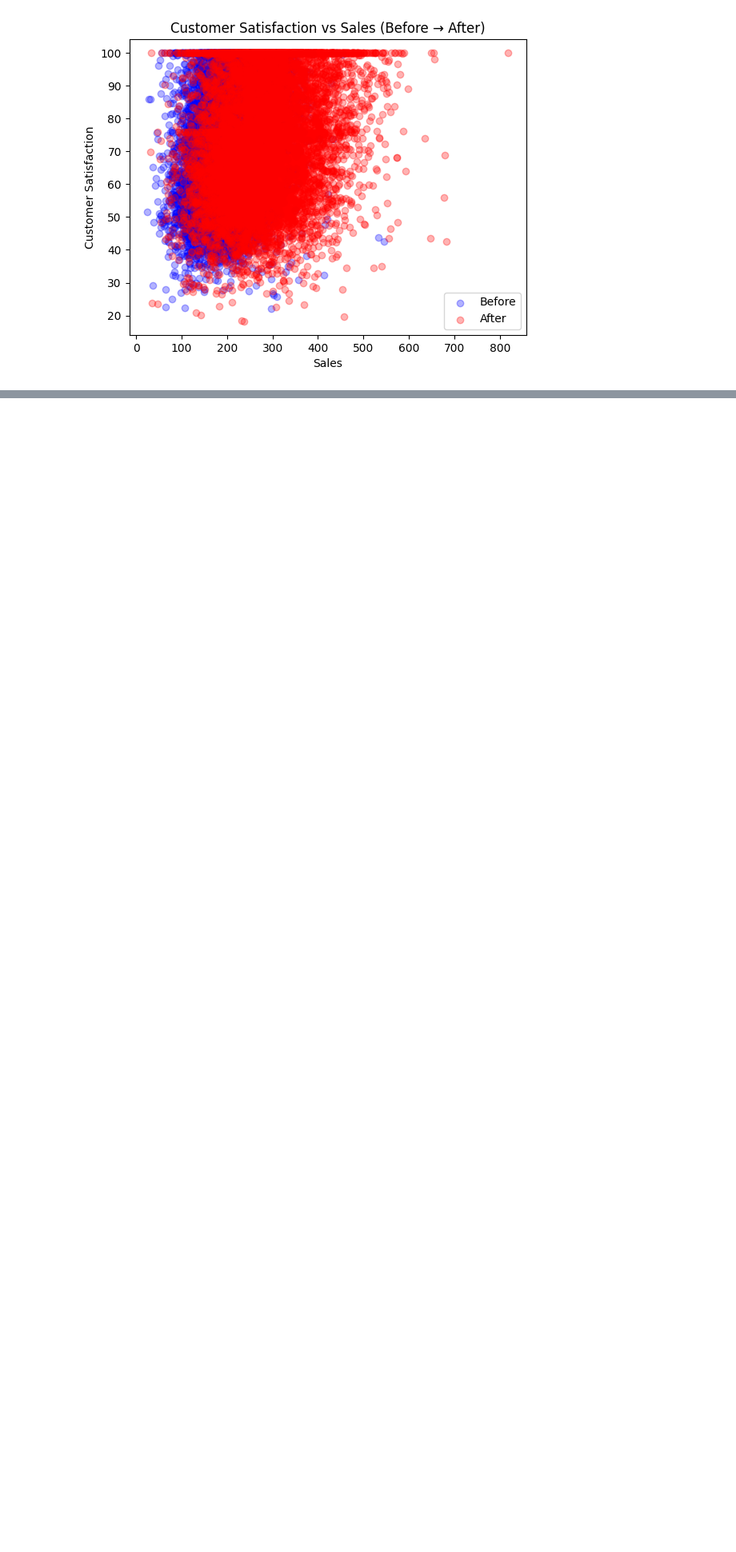
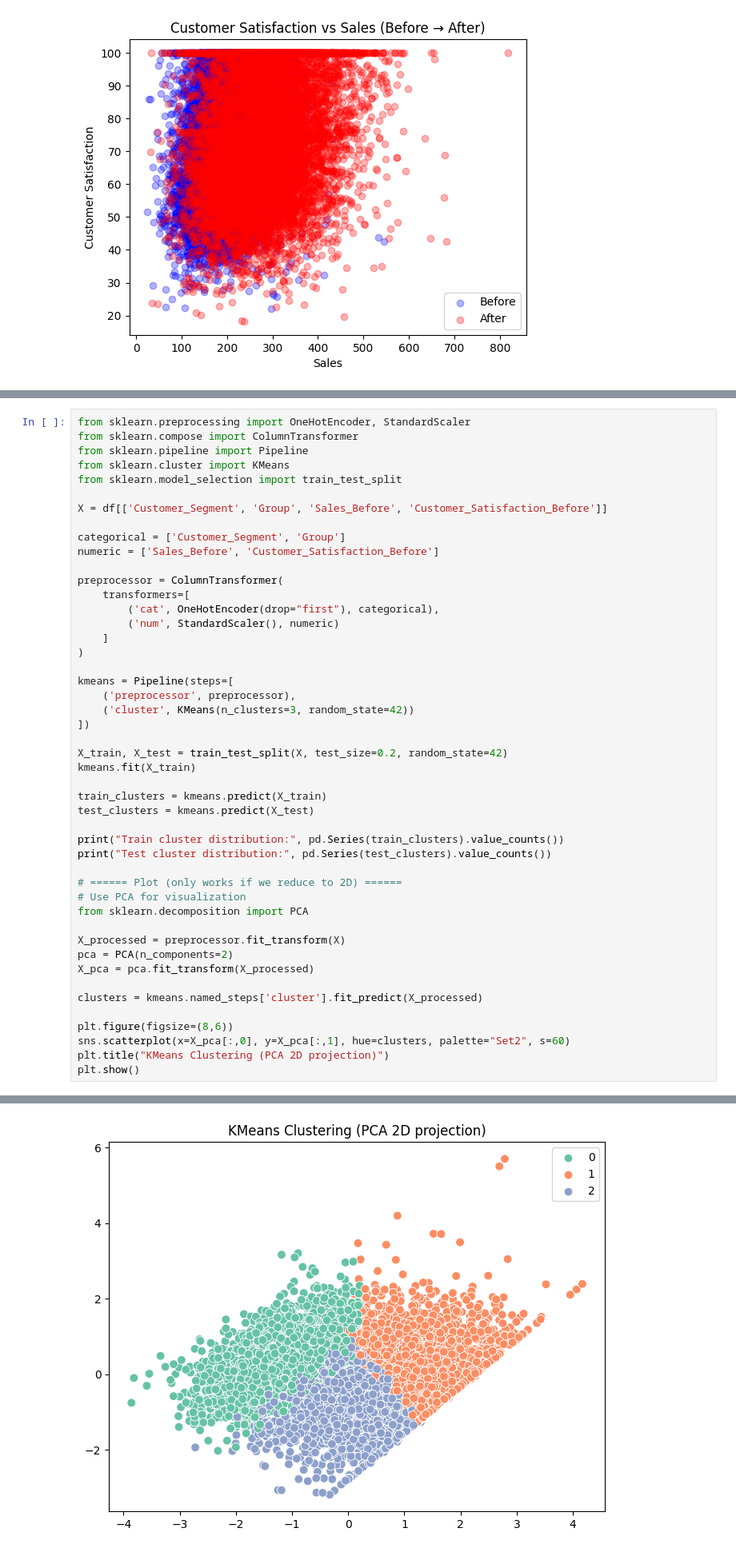
Before and after one commit to liaohan618/Sales-Satisfaction-Kaggle, a Jupyter notebook: SNS_Complete_Project.ipynb, the cells around one changed output, grey strips where cells are left out. Shown: that part at 80% size. Drawn from its saved outputs; the diff is of its cells as text; blank space fills up the shorter version.

```diff
--- a/SNS_Complete_Project.ipynb
+++ b/SNS_Complete_Project.ipynb
@@ -97,0 +282,48 @@ Sales vs. Purchase made
+# %%
+from sklearn.preprocessing import OneHotEncoder, StandardScaler
+from sklearn.compose import ColumnTransformer
+from sklearn.pipeline import Pipeline
+from sklearn.cluster import KMeans
+from sklearn.model_selection import train_test_split
+
+X = df[['Customer_Segment', 'Group', 'Sales_Before', 'Customer_Satisfaction_Before']]
+
+categorical = ['Customer_Segment', 'Group']
+numeric = ['Sales_Before', 'Customer_Satisfaction_Before']
+
+preprocessor = ColumnTransformer(
+    transformers=[
+        ('cat', OneHotEncoder(drop="first"), categorical),
+        ('num', StandardScaler(), numeric)
+    ]
+)
+
+kmeans = Pipeline(steps=[
+    ('preprocessor', preprocessor),
+    ('cluster', KMeans(n_clusters=3, random_state=42))
+])
+
+X_train, X_test = train_test_split(X, test_size=0.2, random_state=42)
+kmeans.fit(X_train)
+
+train_clusters = kmeans.predict(X_train)
+test_clusters = kmeans.predict(X_test)
+
+print("Train cluster distribution:", pd.Series(train_clusters).value_counts())
+print("Test cluster distribution:", pd.Series(test_clusters).value_counts())
+
+# ====== Plot (only works if we reduce to 2D) ======
+# Use PCA for visualization
+from sklearn.decomposition import PCA
+
+X_processed = preprocessor.fit_transform(X)
+pca = PCA(n_components=2)
+X_pca = pca.fit_transform(X_processed)
+
+clusters = kmeans.named_steps['cluster'].fit_predict(X_processed)
+
+plt.figure(figsize=(8,6))
+sns.scatterplot(x=X_pca[:,0], y=X_pca[:,1], hue=clusters, palette="Set2", s=60)
+plt.title("KMeans Clustering (PCA 2D projection)")
+plt.show()
+# %% [output]
@@ -97,0 +338 @@ Sales vs. Purchase made
+[figure, added]
```
Also changed, not shown: parts of 24 cells of this notebook.
